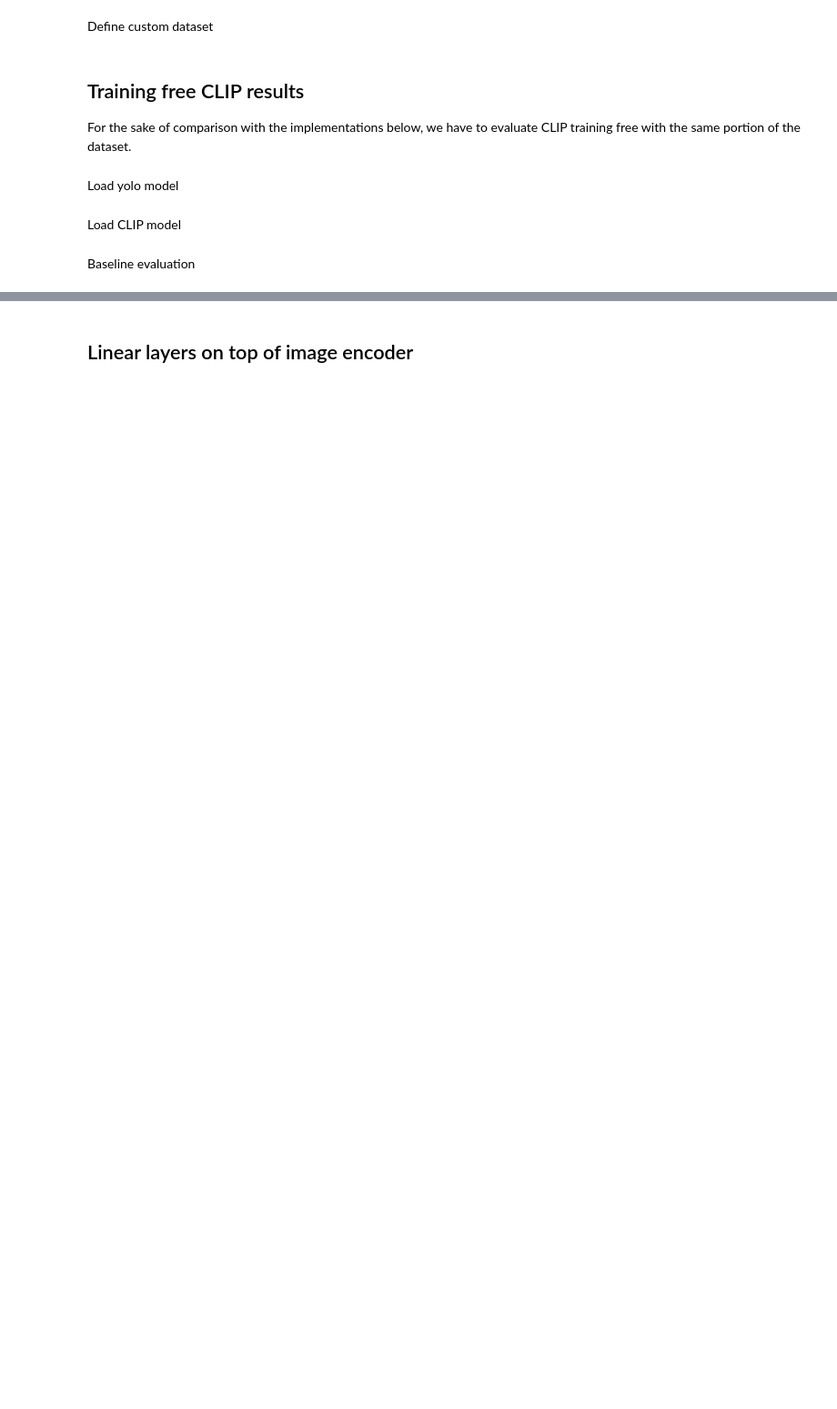
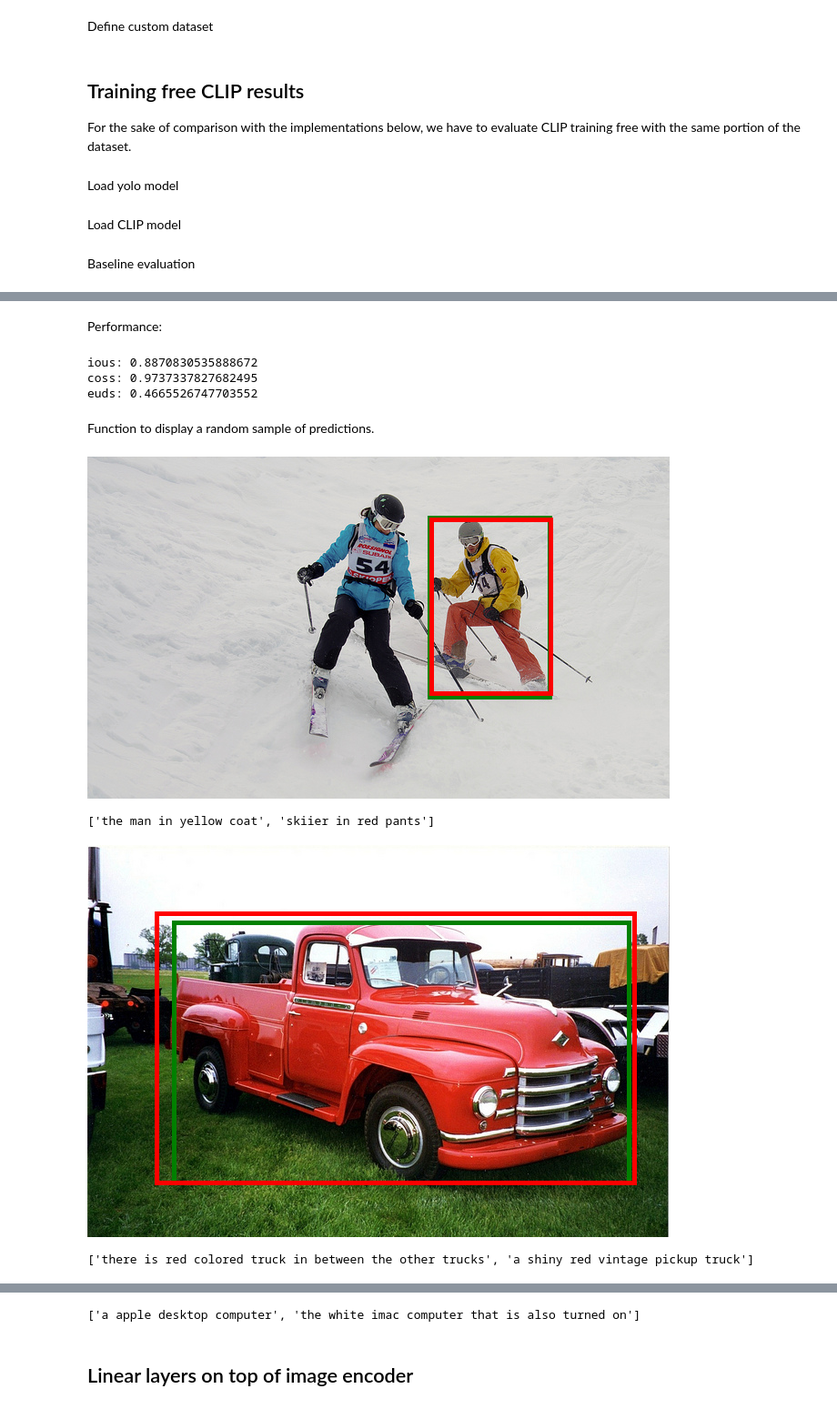
Before and after one commit to gekoramy/uni.deep-learning, a Jupyter notebook: standard_finetuning.ipynb, the cells around one changed output, grey strips where cells are left out. Shown at 91% size. Cells and saved outputs as stored; diff of their text form; code cells hidden in the pictures; blank space fills up the shorter version.

```diff
--- a/standard_finetuning.ipynb
+++ b/standard_finetuning.ipynb
@@ -280,5 +293,5 @@ test_dataloader = DataLoader(
 # %%
-MAX_ITER: int = 50 # max number of iterations
+MAX_ITER: int = 10 # max number of iterations
 current_iteration: int = 0
 
 stored_predictions: list[Prediction] = []
@@ -295,6 +308,10 @@ with torch.no_grad():
         if current_iteration >= MAX_ITER:
           print("Stop iteration: MAX_ITER = "+str(MAX_ITER))
           break;
+
+        print()
+        print(f"--- [{current_iteration}] ---")
+        current_iteration += 1
 
         [img], (prompts), [true_xywh] = batch
 
@@ -368,11 +385,12 @@ with torch.no_grad():
         euds.append(eud)
 
         # store the prediction
-        pred : Prediction
-        pred.image = img_pil
-        pred.description = prompts
-        pred.ground_truth_bbox = true_xyxy
-        pred.output_bbox = prediction_bbox
+        pred : Prediction = Prediction(
+              image = img,
+              description = [p[0] for p in prompts],
+              ground_truth_bbox = true_xyxy,
+              output_bbox = prediction_bbox
+            )
         stored_predictions.append(pred)
 
         torch.cuda.empty_cache()
@@ -380,0 +421,44 @@ len(stored_predictions)
+# %% [markdown]
+Performance:
+# %%
+print(f"ious: {torch.mean(torch.tensor(ious, dtype=torch.float))}")
+print(f"coss: {torch.mean(torch.tensor(coss, dtype=torch.float))}")
+print(f"euds: {torch.mean(torch.tensor(euds, dtype=torch.float))}")
+# %% [output]
+ious: 0.8870830535888672
+coss: 0.9737337827682495
+euds: 0.4665526747703552
+# %% [markdown]
+Function to display a random sample of predictions.
+# %%
+# args:
+#  - predictionList: [Prediction]
+#  - numPred: int :: if numPred==-1 (default) consider all the predictions in predictionList
+def display_predictions(predictionList, numPred=-1):
+  limit = 0
+  for p in predictionList:
+    if numPred!=-1 and limit >= numPred:
+      return;
+    limit += 1
+
+    p_image = p.image
+    p_description = p.description
+    p_ground_truth_bbox = p.ground_truth_bbox
+    p_output_bbox = p.output_bbox
+
+    # TODO: concatenate
+    p_image = draw_bounding_boxes(p_image, p_ground_truth_bbox.unsqueeze(0), colors="green", width=5)
+    p_image = draw_bounding_boxes(p_image, p_output_bbox.unsqueeze(0), colors="red", width=5)
+
+    tensor_to_pil = transforms.ToPILImage()
+    image_pil = tensor_to_pil(p_image)
+    display(image_pil)
+    print(p_description)
+    print("\n\n")
+# %%
+display_predictions(stored_predictions, 3)
+# %% [output]
+[figure, added]
+['the man in yellow coat', 'skiier in red pants']
+[figure, added]
+['there is red colored truck in between the other trucks', 'a shiny red vintage pickup truck']
@@ -381,2 +466,3 @@ len(stored_predictions)
+['a apple desktop computer', 'the white imac computer that is also turned on']
 # %% [markdown]
 ## Linear layers on top of image encoder
```
Also changed, not shown: parts of 21 cells of this notebook.
